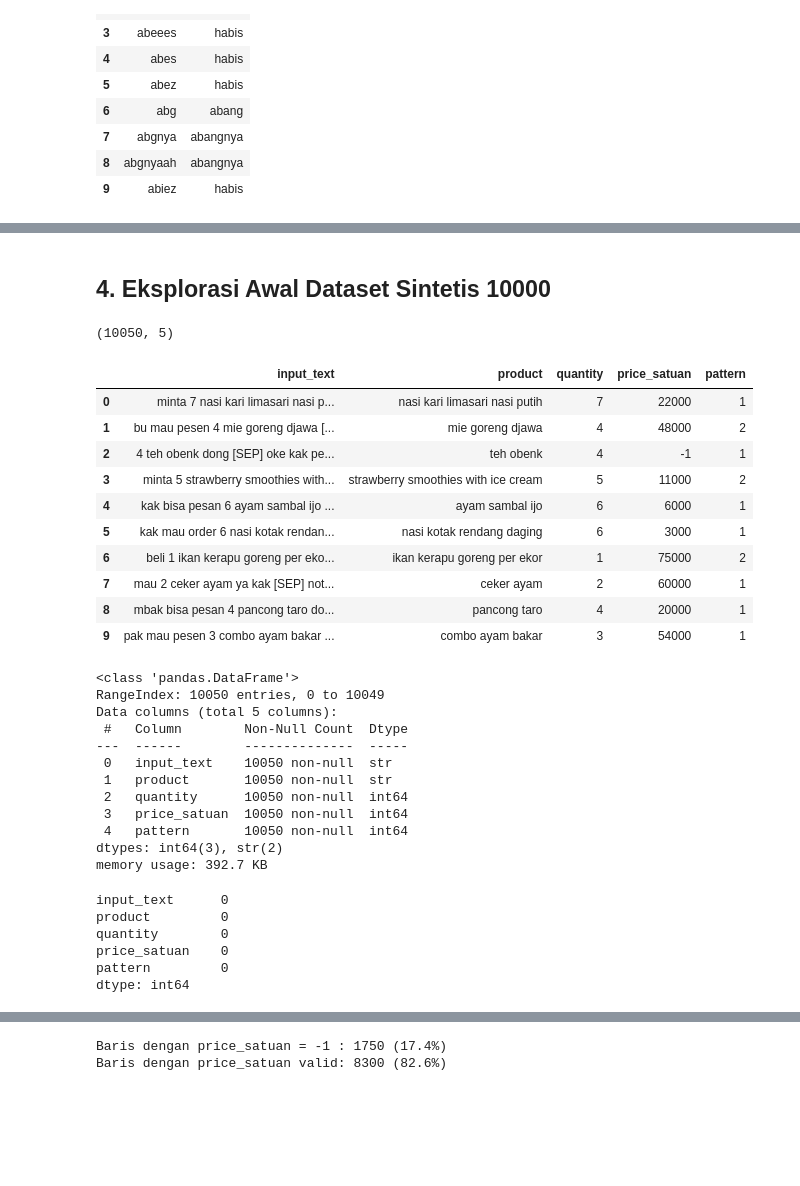
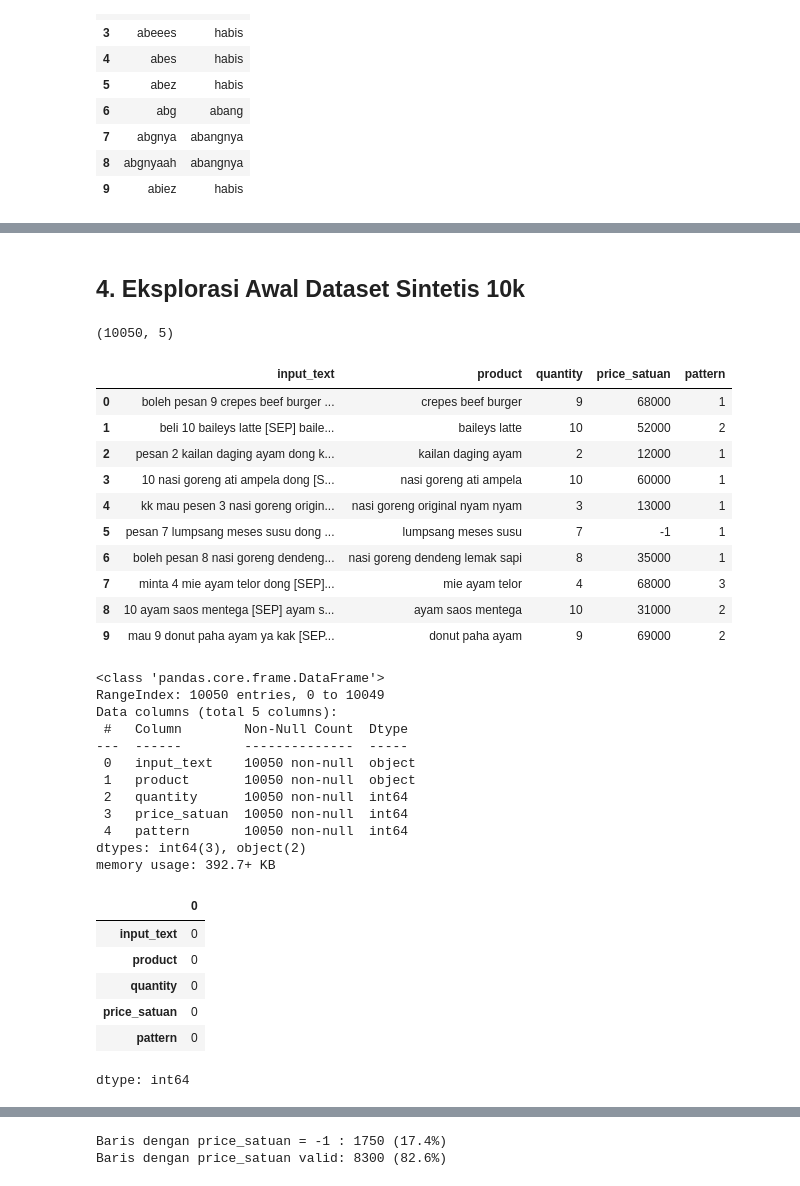
Before and after one commit to Sugandarilovv/ChatKasir, a Jupyter notebook: ai-model/notebooks/01_model_architecture.ipynb, the cells around one changed output, grey strips where cells are left out. Cells and saved outputs as stored; diff of their text form; code cells hidden in the pictures; blank space fills up the shorter version.

Commit message:
feat(ai1): update dataset sintetis

```diff
--- a/ai-model/notebooks/01_model_architecture.ipynb
+++ b/ai-model/notebooks/01_model_architecture.ipynb
@@ -118,56 +118,57 @@ formal    0
 dtype: int64
 # %% [markdown]
-## 4. Eksplorasi Awal Dataset Sintetis 10000
+## 4. Eksplorasi Awal Dataset Sintetis 10k
 # %%
 # load dataset
-url_synthetic_10000 = "https://drive.google.com/uc?id=15luIrYGJEZpbH-Wf7foXHXo3LBt0MBqU"
+url_sintetis_10k = "https://drive.google.com/uc?id=1Sh4Fx-coZPe14xZP_7XE9QoB5wiKM141"
 
-df_synthetic = pd.read_csv(url_synthetic_10000)
+df_sintetis = pd.read_csv(url_sintetis_10k)
 
 # cek ukuran dataset sintetis
-print(df_synthetic.shape)
+print(df_sintetis.shape)
 # %% [output]
 (10050, 5)
 # %%
 # cek 10 baris awal data
-df_synthetic.head(10)
+df_sintetis.head(10)
 # %% [output]
 |  | input_text | product | quantity | price_satuan | pattern |
-| 0 | minta 7 nasi kari limasari nasi p... | nasi kari limasari nasi putih | 7 | 22000 | 1 |
-| 1 | bu mau pesen 4 mie goreng djawa [... | mie goreng djawa | 4 | 48000 | 2 |
-| 2 | 4 teh obenk dong [SEP] oke kak pe... | teh obenk | 4 | -1 | 1 |
-| 3 | minta 5 strawberry smoothies with... | strawberry smoothies with ice cream | 5 | 11000 | 2 |
-| 4 | kak bisa pesan 6 ayam sambal ijo ... | ayam sambal ijo | 6 | 6000 | 1 |
-| 5 | kak mau order 6 nasi kotak rendan... | nasi kotak rendang daging | 6 | 3000 | 1 |
-| 6 | beli 1 ikan kerapu goreng per eko... | ikan kerapu goreng per ekor | 1 | 75000 | 2 |
-| 7 | mau 2 ceker ayam ya kak [SEP] not... | ceker ayam | 2 | 60000 | 1 |
-| 8 | mbak bisa pesan 4 pancong taro do... | pancong taro | 4 | 20000 | 1 |
-| 9 | pak mau pesen 3 combo ayam bakar ... | combo ayam bakar | 3 | 54000 | 1 |
+| 0 | boleh pesan 9 crepes beef burger ... | crepes beef burger | 9 | 68000 | 1 |
+| 1 | beli 10 baileys latte [SEP] baile... | baileys latte | 10 | 52000 | 2 |
+| 2 | pesan 2 kailan daging ayam dong k... | kailan daging ayam | 2 | 12000 | 1 |
+| 3 | 10 nasi goreng ati ampela dong [S... | nasi goreng ati ampela | 10 | 60000 | 1 |
+| 4 | kk mau pesen 3 nasi goreng origin... | nasi goreng original nyam nyam | 3 | 13000 | 1 |
+| 5 | pesan 7 lumpsang meses susu dong ... | lumpsang meses susu | 7 | -1 | 1 |
+| 6 | boleh pesan 8 nasi goreng dendeng... | nasi goreng dendeng lemak sapi | 8 | 35000 | 1 |
+| 7 | minta 4 mie ayam telor dong [SEP]... | mie ayam telor | 4 | 68000 | 3 |
+| 8 | 10 ayam saos mentega [SEP] ayam s... | ayam saos mentega | 10 | 31000 | 2 |
+| 9 | mau 9 donut paha ayam ya kak [SEP... | donut paha ayam | 9 | 69000 | 2 |
 # %%
 # cek tipe data per kolom
-df_synthetic.info()
+df_sintetis.info()
 # %% [output]
-<class 'pandas.DataFrame'>
+<class 'pandas.core.frame.DataFrame'>
 RangeIndex: 10050 entries, 0 to 10049
 Data columns (total 5 columns):
  #   Column        Non-Null Count  Dtype
 ---  ------        --------------  -----
- 0   input_text    10050 non-null  str
- 1   product       10050 non-null  str
+ 0   input_text    10050 non-null  object
+ 1   product       10050 non-null  object
  2   quantity      10050 non-null  int64
  3   price_satuan  10050 non-null  int64
  4   pattern       10050 non-null  int64
-dtypes: int64(3), str(2)
-memory usage: 392.7 KB
+dtypes: int64(3), object(2)
+memory usage: 392.7+ KB
 # %%
 # cek nilai kosong
-df_synthetic.isnull().sum()
+df_sintetis.isnull().sum()
 # %% [output]
+|  | 0 |
+| input_text | 0 |
+| product | 0 |
+| quantity | 0 |
+| price_satuan | 0 |
+| pattern | 0 |
-input_text      0
-product         0
-quantity        0
-price_satuan    0
-pattern         0
 dtype: int64
 # %%
 # cek distribusi kolom pattern
```
Also changed, not shown: parts of 13 cells of this notebook.
